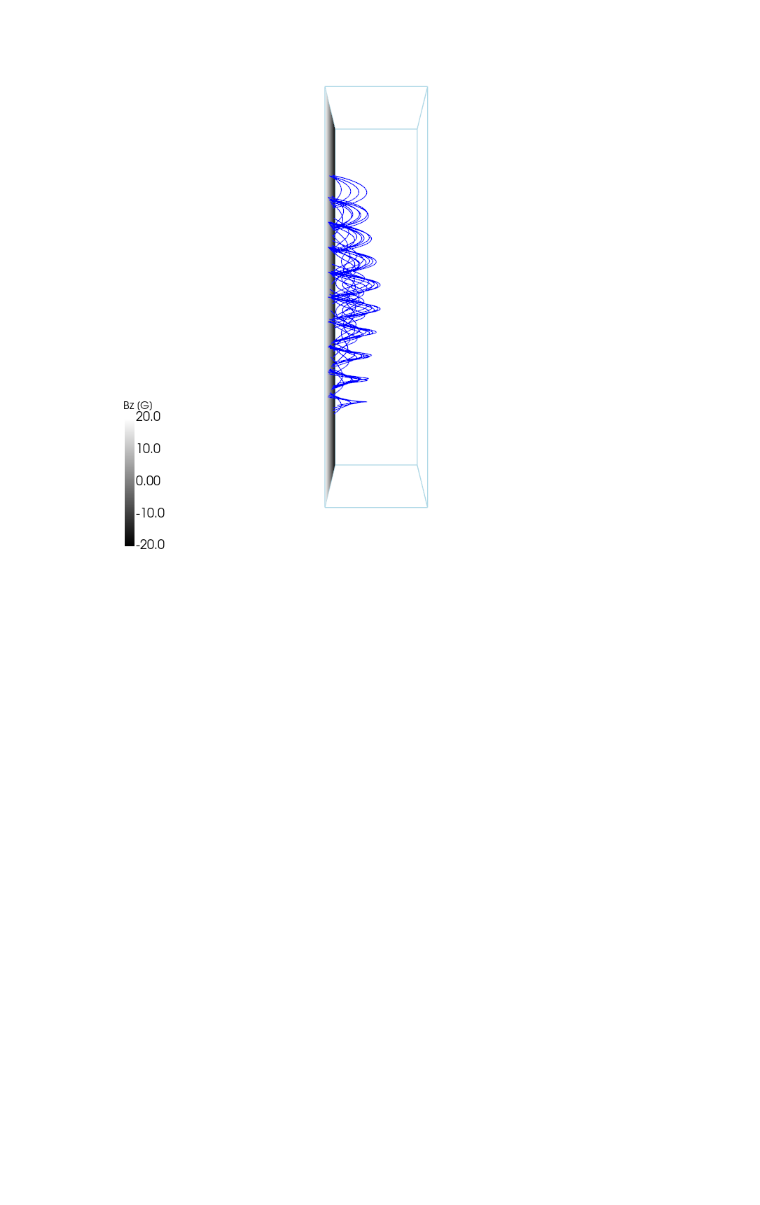
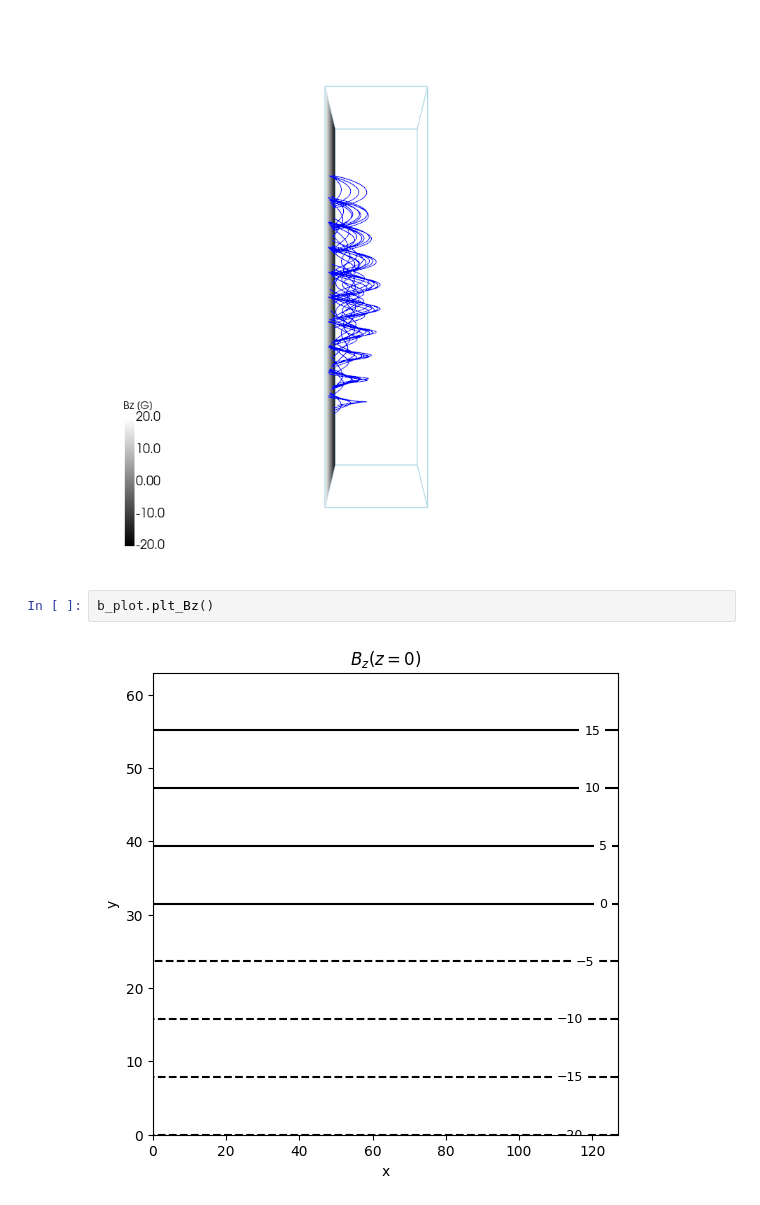
Before and after one commit to mgjeon/magnetic_field_line, a Jupyter notebook: example/example.ipynb, the cells around one changed output. Saved outputs shown, nothing was run; the diff lists cells and outputs as text; blank space fills up the shorter version.

```diff
--- a/example/example.ipynb
+++ b/example/example.ipynb
@@ -123,3 +123,7 @@ p.camera.zoom(zoom)
 p.show()
 # %% [output]
 [figure]
+# %%
+b_plot.plt_Bz()
+# %% [output]
+[figure, added]
```
Also changed, not shown: parts of 7 cells of this notebook.
